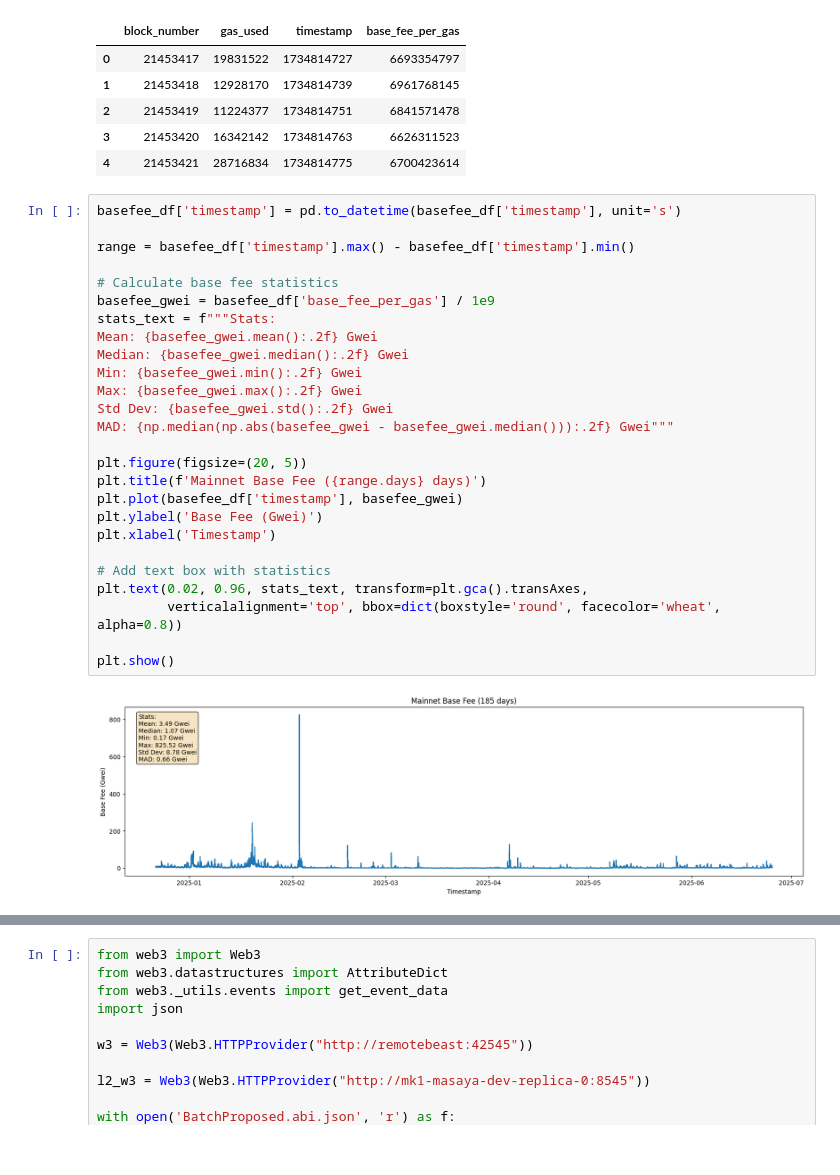
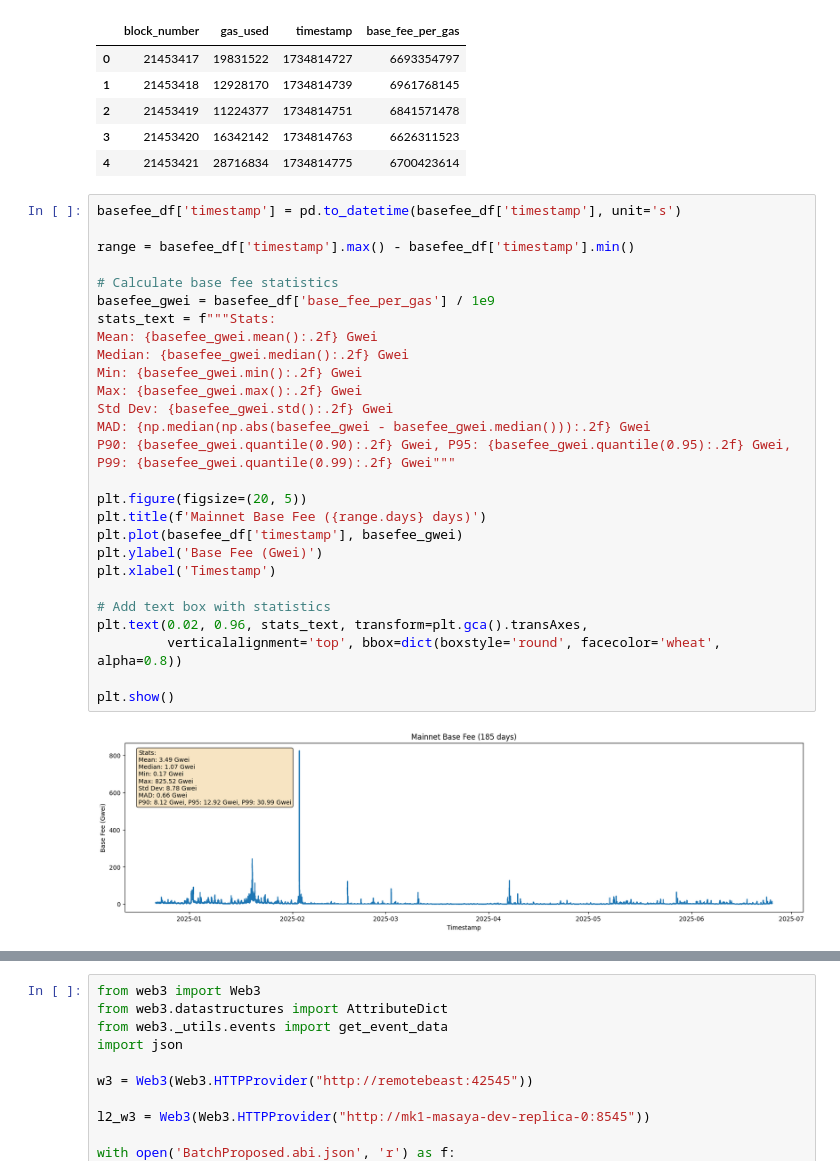
Before and after one commit to chainbound/taiko-priority-fee, a Jupyter notebook: main.ipynb, the cells around one changed output, grey strips where cells are left out. Drawn from its saved outputs; the diff is of its cells as text.

```diff
--- a/main.ipynb
+++ b/main.ipynb
@@ -59,29 +59,30 @@ basefee_df.head()
 # %%
 basefee_df['timestamp'] = pd.to_datetime(basefee_df['timestamp'], unit='s')
 
 range = basefee_df['timestamp'].max() - basefee_df['timestamp'].min()
 
 # Calculate base fee statistics
 basefee_gwei = basefee_df['base_fee_per_gas'] / 1e9
 stats_text = f"""Stats:
 Mean: {basefee_gwei.mean():.2f} Gwei
 Median: {basefee_gwei.median():.2f} Gwei
 Min: {basefee_gwei.min():.2f} Gwei
 Max: {basefee_gwei.max():.2f} Gwei
 Std Dev: {basefee_gwei.std():.2f} Gwei
-MAD: {np.median(np.abs(basefee_gwei - basefee_gwei.median())):.2f} Gwei"""
+MAD: {np.median(np.abs(basefee_gwei - basefee_gwei.median())):.2f} Gwei
+P90: {basefee_gwei.quantile(0.90):.2f} Gwei, P95: {basefee_gwei.quantile(0.95):.2f} Gwei, P99: {basefee_gwei.quantile(0.99):.2f} Gwei"""
 
 plt.figure(figsize=(20, 5))
 plt.title(f'Mainnet Base Fee ({range.days} days)')
 plt.plot(basefee_df['timestamp'], basefee_gwei)
 plt.ylabel('Base Fee (Gwei)')
 plt.xlabel('Timestamp')
 
 # Add text box with statistics
 plt.text(0.02, 0.96, stats_text, transform=plt.gca().transAxes,
          verticalalignment='top', bbox=dict(boxstyle='round', facecolor='wheat', alpha=0.8))
 
 plt.show()
 # %% [output]
-[figure, old version]
+[figure, new version]
 # %%
```
Also changed, not shown: parts of 8 cells of this notebook, 5 other files.
